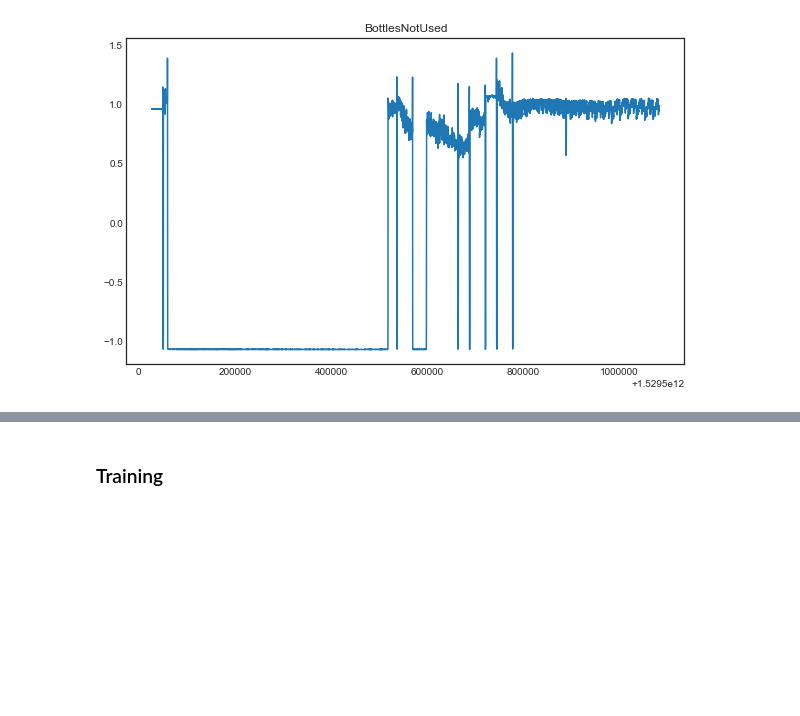
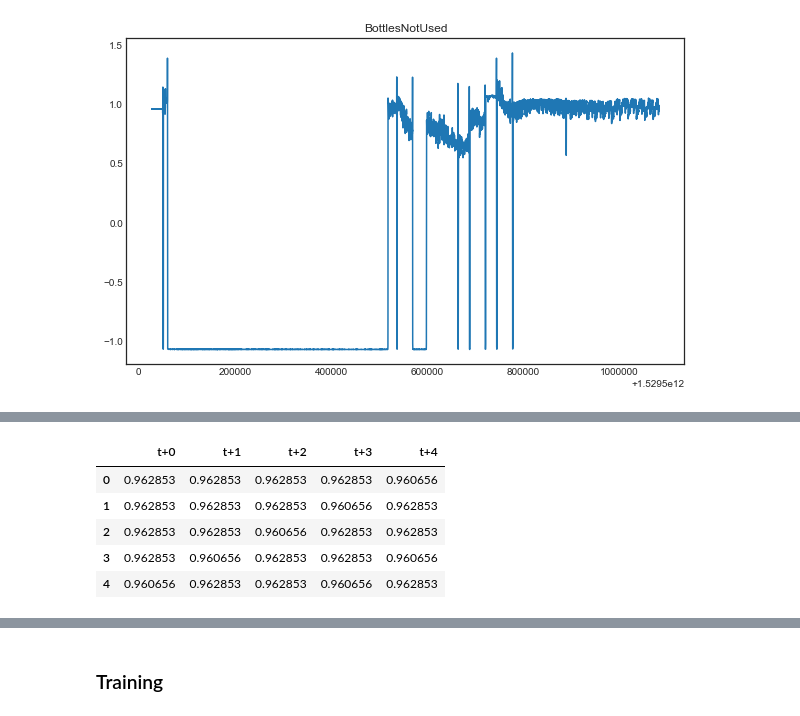
Before and after one commit to lisaong/diec, a Jupyter notebook: day3/Anomaly_detection_train.ipynb, the cells around one changed output, grey strips where cells are left out. Cells and saved outputs as stored; diff of their text form; code cells hidden in the pictures; blank space fills up the shorter version.

```diff
--- a/day3/Anomaly_detection_train.ipynb
+++ b/day3/Anomaly_detection_train.ipynb
@@ -320,0 +200,16 @@ class VAE(object):
+# %%
+def make_windowed_dataframe(array, window_size):
+    """Returns a dataframe containing windowed versions of a series"""
+    result = pd.concat([pd.DataFrame(array).shift(-i) for i in range(window_size)], axis=1)
+    result.columns = [f't+{i}' for i in range(window_size)]
+    result.dropna(inplace=True)
+    return result
+
+make_windowed_dataframe(scaled_df1[:, df1.columns == series], 5).head()
+# %% [output]
+|  | t+0 | t+1 | t+2 | t+3 | t+4 |
+| 0 | 0.962853 | 0.962853 | 0.962853 | 0.962853 | 0.960656 |
+| 1 | 0.962853 | 0.962853 | 0.962853 | 0.960656 | 0.962853 |
+| 2 | 0.962853 | 0.962853 | 0.960656 | 0.962853 | 0.962853 |
+| 3 | 0.962853 | 0.960656 | 0.962853 | 0.962853 | 0.960656 |
+| 4 | 0.960656 | 0.962853 | 0.962853 | 0.960656 | 0.962853 |
```
Also changed, not shown: parts of 28 cells of this notebook, 3 other files.
